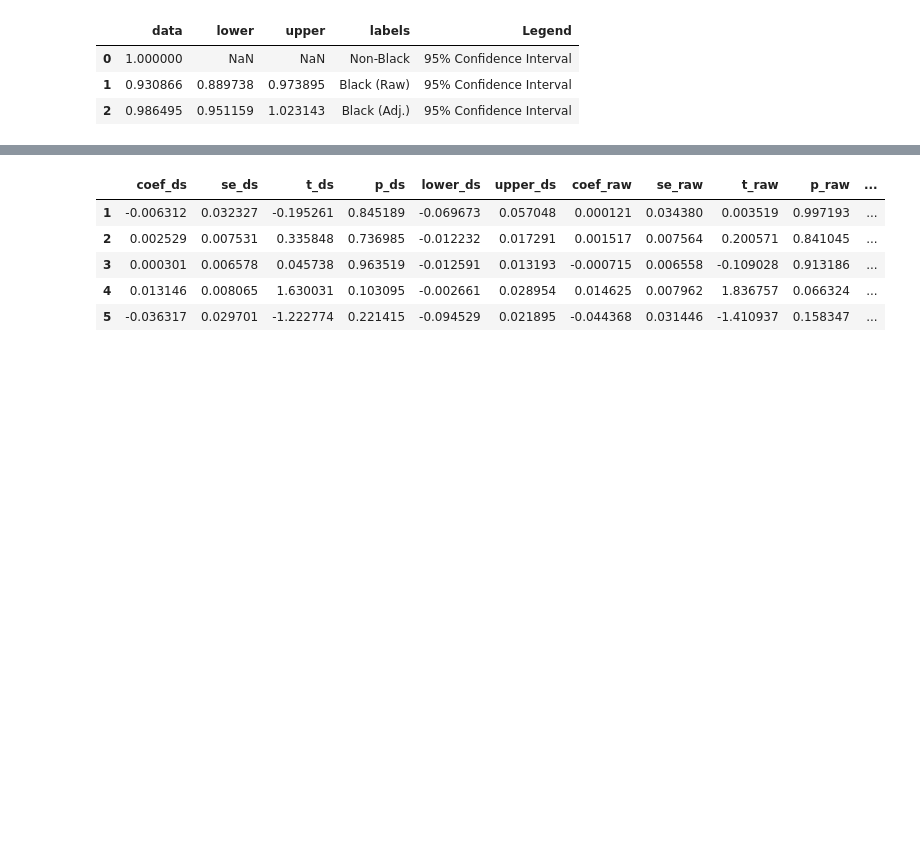
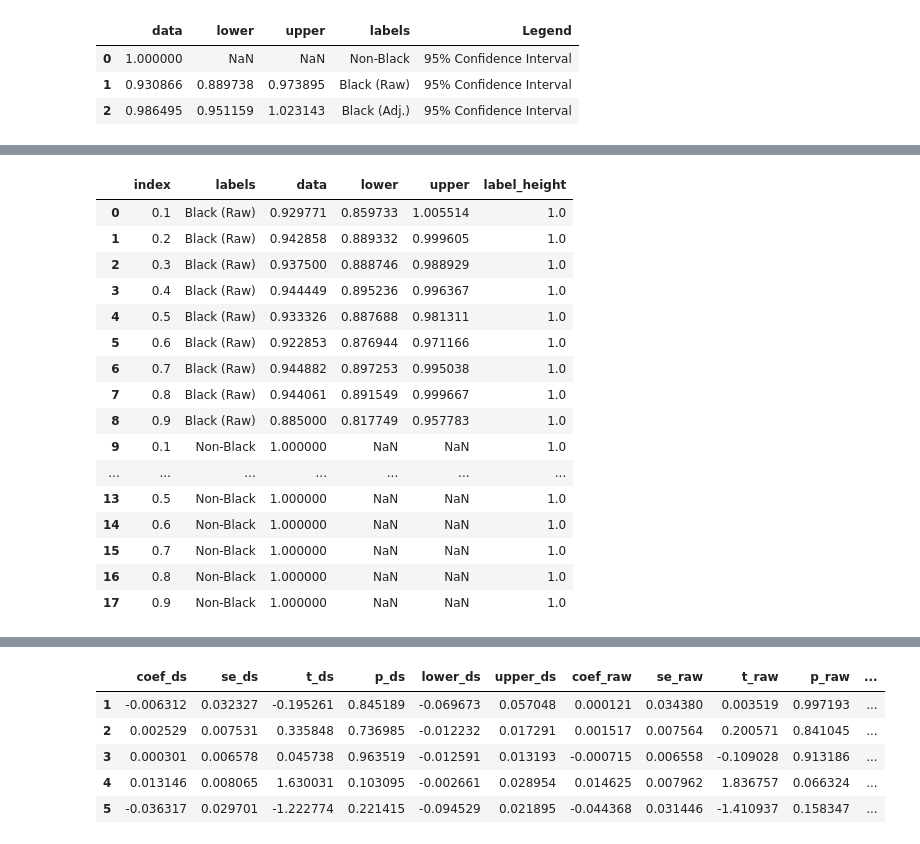
Before and after one commit to whoisnnamdi/black-dev-2020, a Jupyter notebook: code/pay.ipynb, the cells around one changed output, grey strips where cells are left out. Cells and saved outputs as stored; diff of their text form; code cells hidden in the pictures; blank space fills up the shorter version.

```diff
--- a/code/pay.ipynb
+++ b/code/pay.ipynb
@@ -146,3 +149,8 @@ chart.save("relative_compensation.png", method="selenium", webdriver="chrome", s
 chart
 # %% [output]
 [interactive output not drawn]
+# %%
+qu=[0.1,0.2,0.3,0.4,0.5,0.6,0.7,0.8,0.9]
+
+for q in qu:
+    print(Y[X["Ethnicity_Black_or_of_African_descent"] == 1].quantile(q) - Y[X["Ethnicity_Black_or_of_African_descent"] == 0].quantile(q))
@@ -148,0 +167,48 @@ chart
+# %%
+data = []
+lower = []
+upper = []
+labels = []
+index = []
+
+quantiles = 10
+
+for q in range(1, quantiles):
+    model = sm.QuantReg(endog=Y, exog=X[[col for col in X.columns if "Ethnicity" in col] + ["Year_2020"]].assign(const=1)).fit(q=q/quantiles)
+    data.append(model.params[0])
+    lower.append(model.conf_int().values[0][0])
+    upper.append(model.conf_int().values[0][1])
+    labels.append("Black (Raw)")
+    index.append(q/quantiles)
+
+data = data + [0.0] * quantiles
+lower = lower + [np.nan] * quantiles
+upper = upper + [np.nan] * quantiles
+labels = labels + ["Non-Black"] * quantiles
+index = index + index
+# %%
+results_q_plot = pd.DataFrame(zip(index, labels, data, lower, upper), columns=["index", "labels", "data", "lower", "upper"])
+results_q_plot["data"] = np.exp(results_q_plot["data"])
+results_q_plot["lower"] = np.exp(results_q_plot["lower"])
+results_q_plot["upper"] = np.exp(results_q_plot["upper"])
+results_q_plot["label_height"] = 1.0
+# %%
+results_q_plot
+# %% [output]
+|  | index | labels | data | lower | upper | label_height |
+| 0 | 0.1 | Black (Raw) | 0.929771 | 0.859733 | 1.005514 | 1.0 |
+| 1 | 0.2 | Black (Raw) | 0.942858 | 0.889332 | 0.999605 | 1.0 |
+| 2 | 0.3 | Black (Raw) | 0.937500 | 0.888746 | 0.988929 | 1.0 |
+| 3 | 0.4 | Black (Raw) | 0.944449 | 0.895236 | 0.996367 | 1.0 |
+| 4 | 0.5 | Black (Raw) | 0.933326 | 0.887688 | 0.981311 | 1.0 |
+| 5 | 0.6 | Black (Raw) | 0.922853 | 0.876944 | 0.971166 | 1.0 |
+| 6 | 0.7 | Black (Raw) | 0.944882 | 0.897253 | 0.995038 | 1.0 |
+| 7 | 0.8 | Black (Raw) | 0.944061 | 0.891549 | 0.999667 | 1.0 |
+| 8 | 0.9 | Black (Raw) | 0.885000 | 0.817749 | 0.957783 | 1.0 |
+| 9 | 0.1 | Non-Black | 1.000000 | NaN | NaN | 1.0 |
+| ... | ... | ... | ... | ... | ... | ... |
+| 13 | 0.5 | Non-Black | 1.000000 | NaN | NaN | 1.0 |
+| 14 | 0.6 | Non-Black | 1.000000 | NaN | NaN | 1.0 |
+| 15 | 0.7 | Non-Black | 1.000000 | NaN | NaN | 1.0 |
+| 16 | 0.8 | Non-Black | 1.000000 | NaN | NaN | 1.0 |
+| 17 | 0.9 | Non-Black | 1.000000 | NaN | NaN | 1.0 |
```
Also changed, not shown: parts of 4 cells of this notebook, 2 other files.
